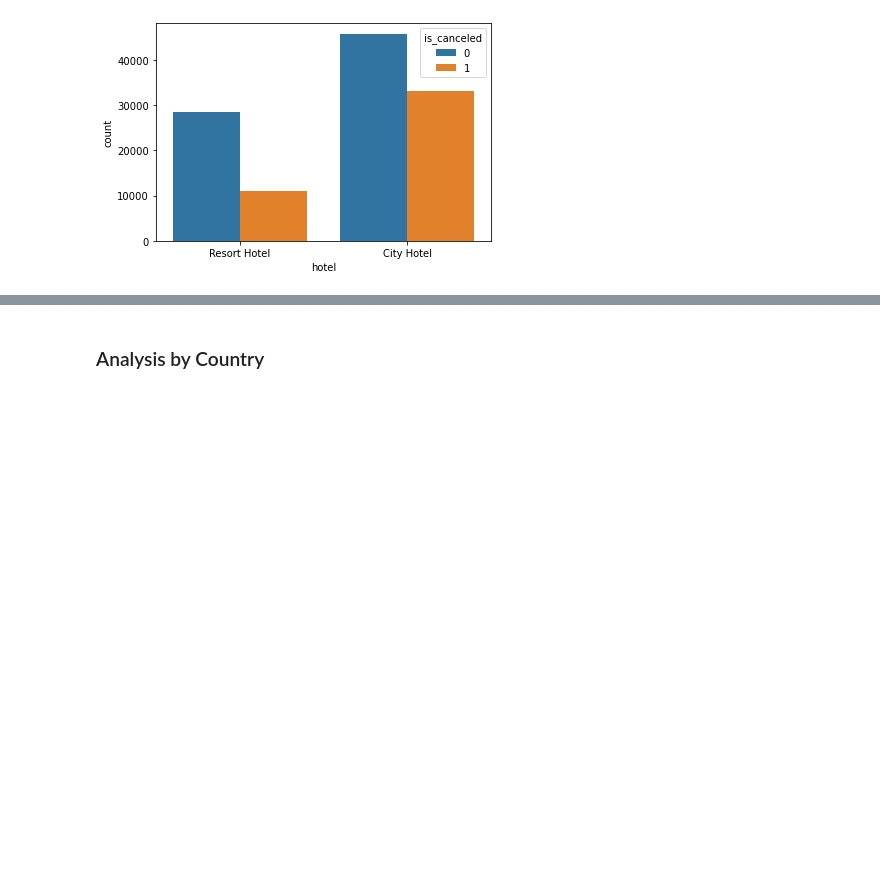
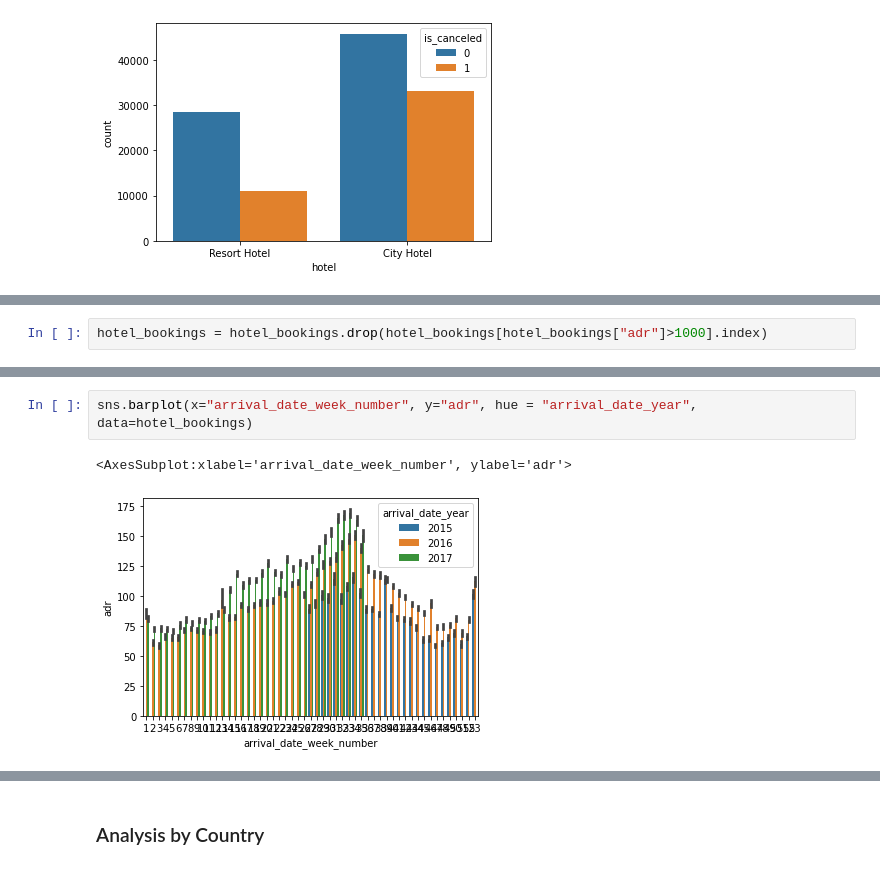
Before and after one commit to elainecorcoran1/UCDProject, a Jupyter notebook: hotel_bookings_notebook.ipynb, the cells around one changed output, grey strips where cells are left out. Saved outputs shown, nothing was run; the diff lists cells and outputs as text; blank space fills up the shorter version.

```diff
--- a/hotel_bookings_notebook.ipynb
+++ b/hotel_bookings_notebook.ipynb
@@ -515,0 +584,2 @@ sns.countplot(data = hotel_bookings, x = 'hotel', hue = 'is_canceled')
+# %%
+hotel_bookings = hotel_bookings.drop(hotel_bookings[hotel_bookings["adr"]>1000].index)
@@ -515,0 +591,5 @@ sns.countplot(data = hotel_bookings, x = 'hotel', hue = 'is_canceled')
+# %%
+sns.barplot(x="arrival_date_week_number", y="adr", hue = "arrival_date_year", data=hotel_bookings)
+# %% [output]
+<AxesSubplot:xlabel='arrival_date_week_number', ylabel='adr'>
+[figure, added]
```
Also changed, not shown: parts of 20 cells of this notebook.
